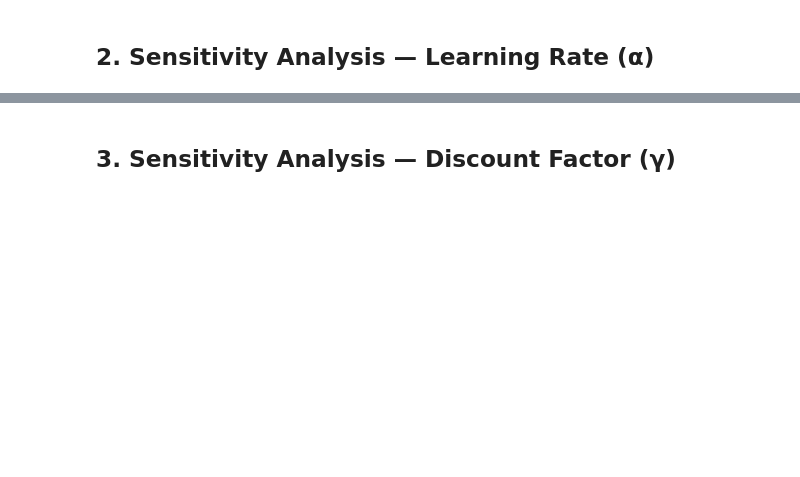
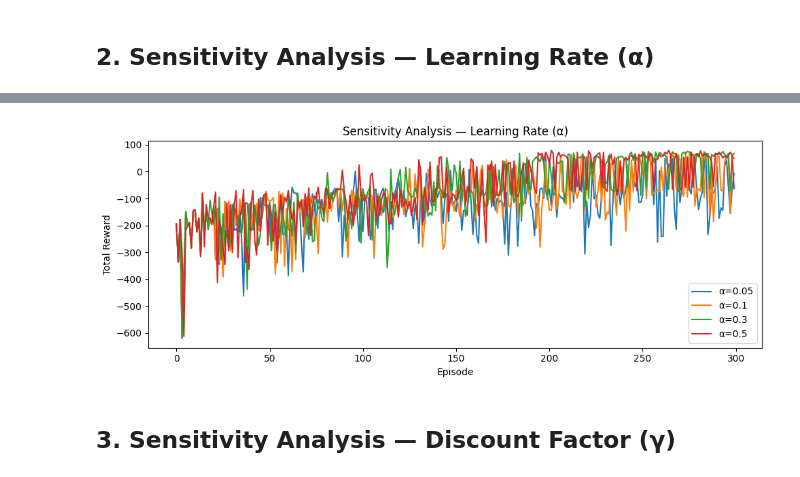
Before and after one commit to hodayakashh/dronerl, a Jupyter notebook: notebooks/analysis.ipynb, the cells around one changed output, grey strips where cells are left out. Drawn from its saved outputs; the diff is of its cells as text; code cells hidden in the pictures; blank space fills up the shorter version.

```diff
--- a/notebooks/analysis.ipynb
+++ b/notebooks/analysis.ipynb
@@ -28,7 +41,7 @@ alphas = [0.05, 0.1, 0.3, 0.5]
 
 plt.figure(figsize=(10, 4))
 for alpha in alphas:
-    sdk = DroneRLSDK('../config/setup.json')
+    sdk = DroneRLSDK('config/setup.json')
     sdk._agent._alpha = alpha
     rewards = sdk.run_headless(300)
     plt.plot(rewards, label=f'α={alpha}')
@@ -39,3 +52,4 @@ plt.ylabel('Total Reward')
 plt.legend()
 plt.tight_layout()
 plt.show()
+# %% [output]
@@ -42,3 +76,4 @@ plt.show()
+[figure, added]
 # %% [markdown]
 ## 3. Sensitivity Analysis — Discount Factor (γ)
 # %%
```
Also changed, not shown: parts of 5 cells of this notebook.
